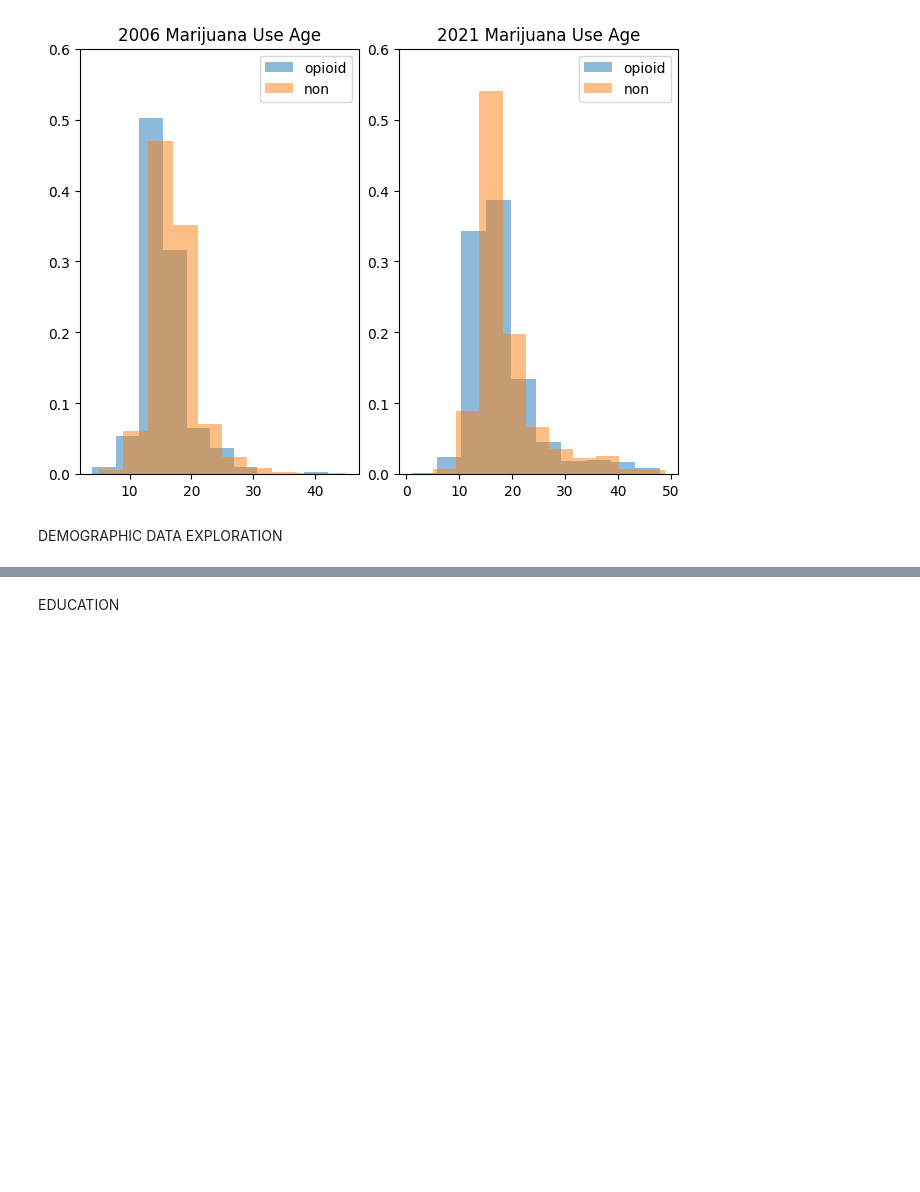
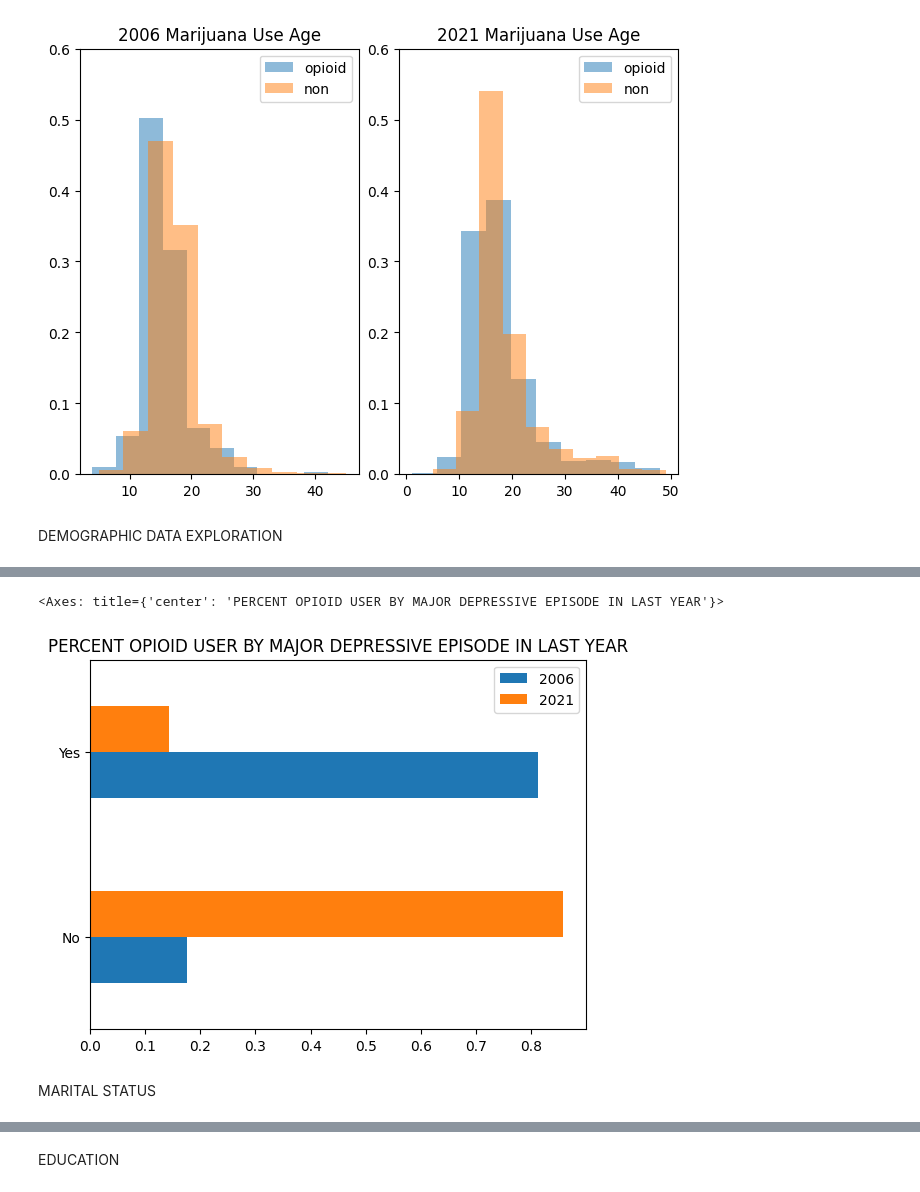
Before and after one commit to HotelTango314/dsa5900, a Jupyter notebook: NSDUH_Explore.ipynb, the cells around one changed output, grey strips where cells are left out. Saved outputs shown, nothing was run; the diff lists cells and outputs as text; code cells hidden in the pictures; blank space fills up the shorter version.

```diff
--- a/NSDUH_Explore.ipynb
+++ b/NSDUH_Explore.ipynb
@@ -402,0 +432,13 @@ tw1_user_len = len(tw1_demo[tw1_demo["CLASS"]==1])
+# %%
+six_depress = six_demo.loc[(six_demo["CLASS"]==1),["AJAMDEYR"]].value_counts().sort_index()/six_user_len
+tw1_depress = tw1_demo.loc[(tw1_demo["CLASS"]==1),["IRAMDEYR"]].value_counts().sort_index()/tw1_user_len
+# %%
+d = {2006:[x for x in six_depress],2021:[x for x in tw1_depress]}
+depress = pd.DataFrame(data=d,index=["No","Yes"])
+# %%
+depress.plot.barh(title="PERCENT OPIOID USER BY MAJOR DEPRESSIVE EPISODE IN LAST YEAR")
+# %% [output]
+<Axes: title={'center': 'PERCENT OPIOID USER BY MAJOR DEPRESSIVE EPISODE IN LAST YEAR'}>
+[figure, added]
+# %% [markdown]
+MARITAL STATUS
```
Also changed, not shown: parts of 26 cells of this notebook, 2 other files.
